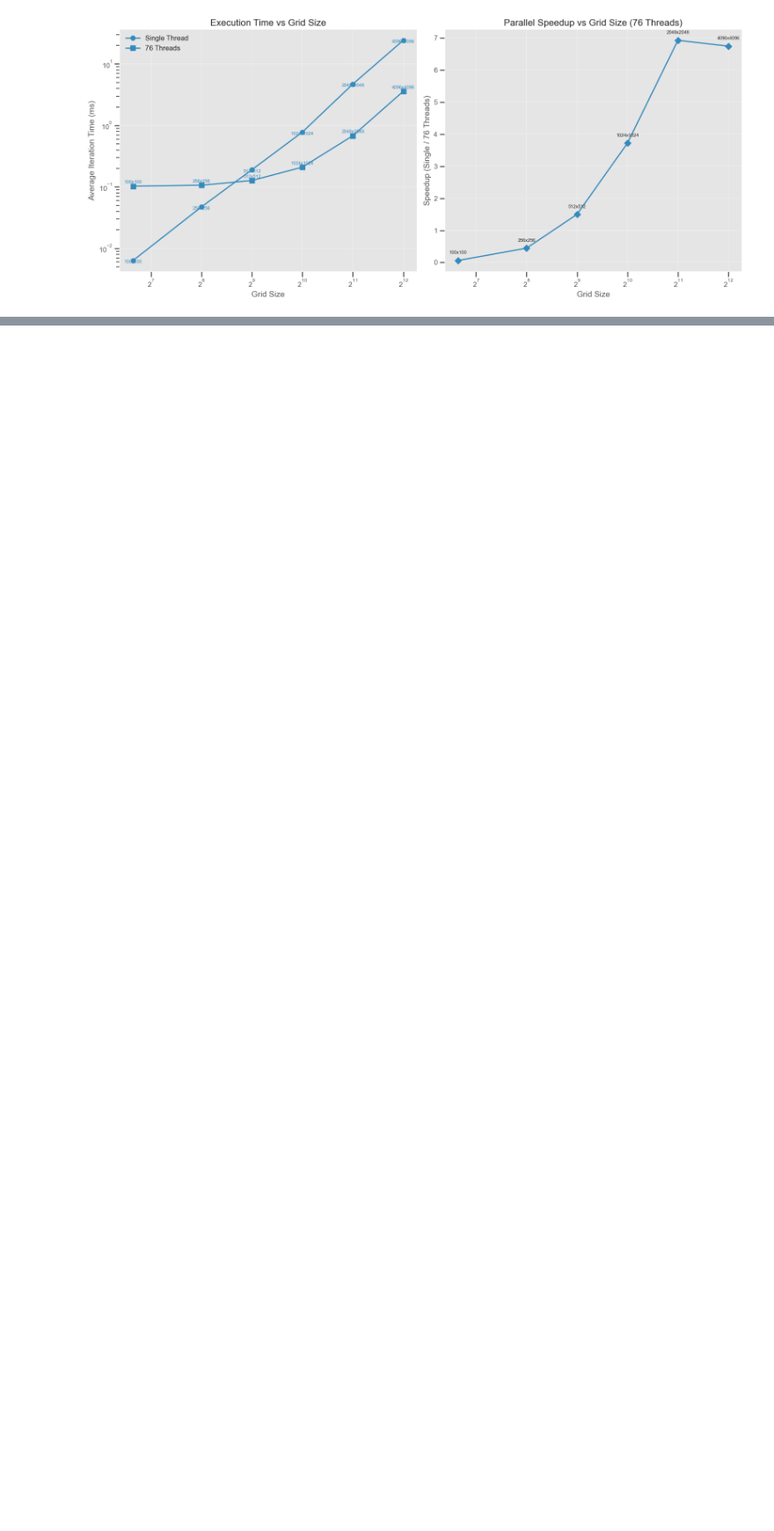
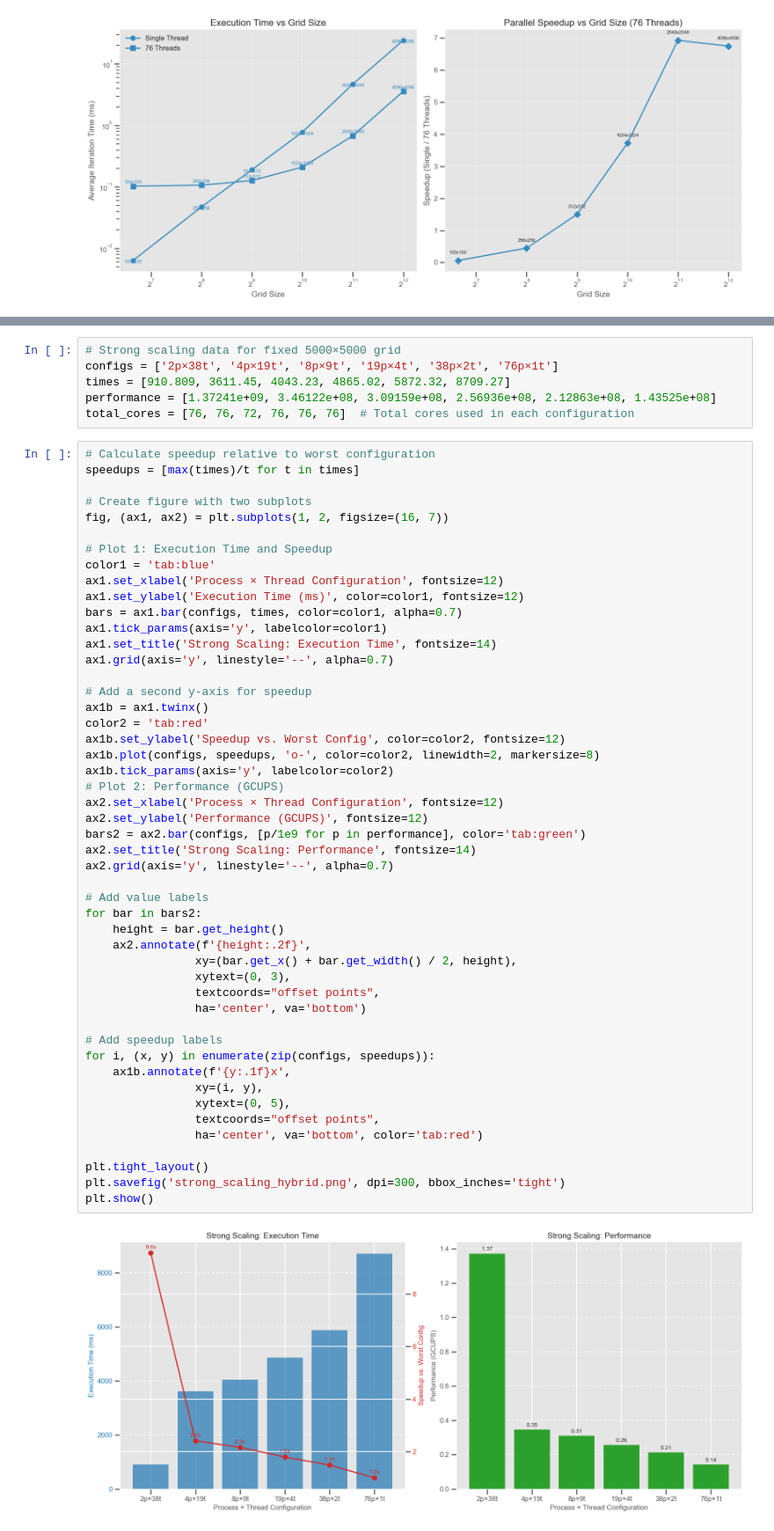
Before and after one commit to AprilQx/Advanced-Computing, a Jupyter notebook: notebook/visualization.ipynb, the cells around one changed output, grey strips where cells are left out. Shown at 88% size. Saved outputs shown, nothing was run; the diff lists cells and outputs as text; blank space fills up the shorter version.

Commit message:
updated visualization for hybrid setting

```diff
--- a/notebook/visualization.ipynb
+++ b/notebook/visualization.ipynb
@@ -1906,0 +1848,57 @@ plt.savefig('hybrid_performance_map_csd3.png', dpi=300)
+# %%
+# Strong scaling data for fixed 5000×5000 grid
+configs = ['2p×38t', '4p×19t', '8p×9t', '19p×4t', '38p×2t', '76p×1t']
+times = [910.809, 3611.45, 4043.23, 4865.02, 5872.32, 8709.27]
+performance = [1.37241e+09, 3.46122e+08, 3.09159e+08, 2.56936e+08, 2.12863e+08, 1.43525e+08]
+total_cores = [76, 76, 72, 76, 76, 76]  # Total cores used in each configuration
+# %%
+# Calculate speedup relative to worst configuration
+speedups = [max(times)/t for t in times]
+
+# Create figure with two subplots
+fig, (ax1, ax2) = plt.subplots(1, 2, figsize=(16, 7))
+
+# Plot 1: Execution Time and Speedup
+color1 = 'tab:blue'
+ax1.set_xlabel('Process × Thread Configuration', fontsize=12)
+ax1.set_ylabel('Execution Time (ms)', color=color1, fontsize=12)
+bars = ax1.bar(configs, times, color=color1, alpha=0.7)
+ax1.tick_params(axis='y', labelcolor=color1)
+ax1.set_title('Strong Scaling: Execution Time', fontsize=14)
+ax1.grid(axis='y', linestyle='--', alpha=0.7)
+
+# Add a second y-axis for speedup
+ax1b = ax1.twinx()
+color2 = 'tab:red'
+ax1b.set_ylabel('Speedup vs. Worst Config', color=color2, fontsize=12)
+ax1b.plot(configs, speedups, 'o-', color=color2, linewidth=2, markersize=8)
+ax1b.tick_params(axis='y', labelcolor=color2)
+# Plot 2: Performance (GCUPS)
+ax2.set_xlabel('Process × Thread Configuration', fontsize=12)
+ax2.set_ylabel('Performance (GCUPS)', fontsize=12)
+bars2 = ax2.bar(configs, [p/1e9 for p in performance], color='tab:green')
+ax2.set_title('Strong Scaling: Performance', fontsize=14)
+ax2.grid(axis='y', linestyle='--', alpha=0.7)
+
+# Add value labels
+for bar in bars2:
+    height = bar.get_height()
+    ax2.annotate(f'{height:.2f}',
+                xy=(bar.get_x() + bar.get_width() / 2, height),
+                xytext=(0, 3),
+                textcoords="offset points",
+                ha='center', va='bottom')
+
+# Add speedup labels
+for i, (x, y) in enumerate(zip(configs, speedups)):
+    ax1b.annotate(f'{y:.1f}x',
+                xy=(i, y),
+                xytext=(0, 5),
+                textcoords="offset points",
+                ha='center', va='bottom', color='tab:red')
+
+plt.tight_layout()
+plt.savefig('strong_scaling_hybrid.png', dpi=300, bbox_inches='tight')
+plt.show()
+# %% [output]
+[figure, added]
```
Also changed, not shown: parts of 7 cells of this notebook, 5 other files.
